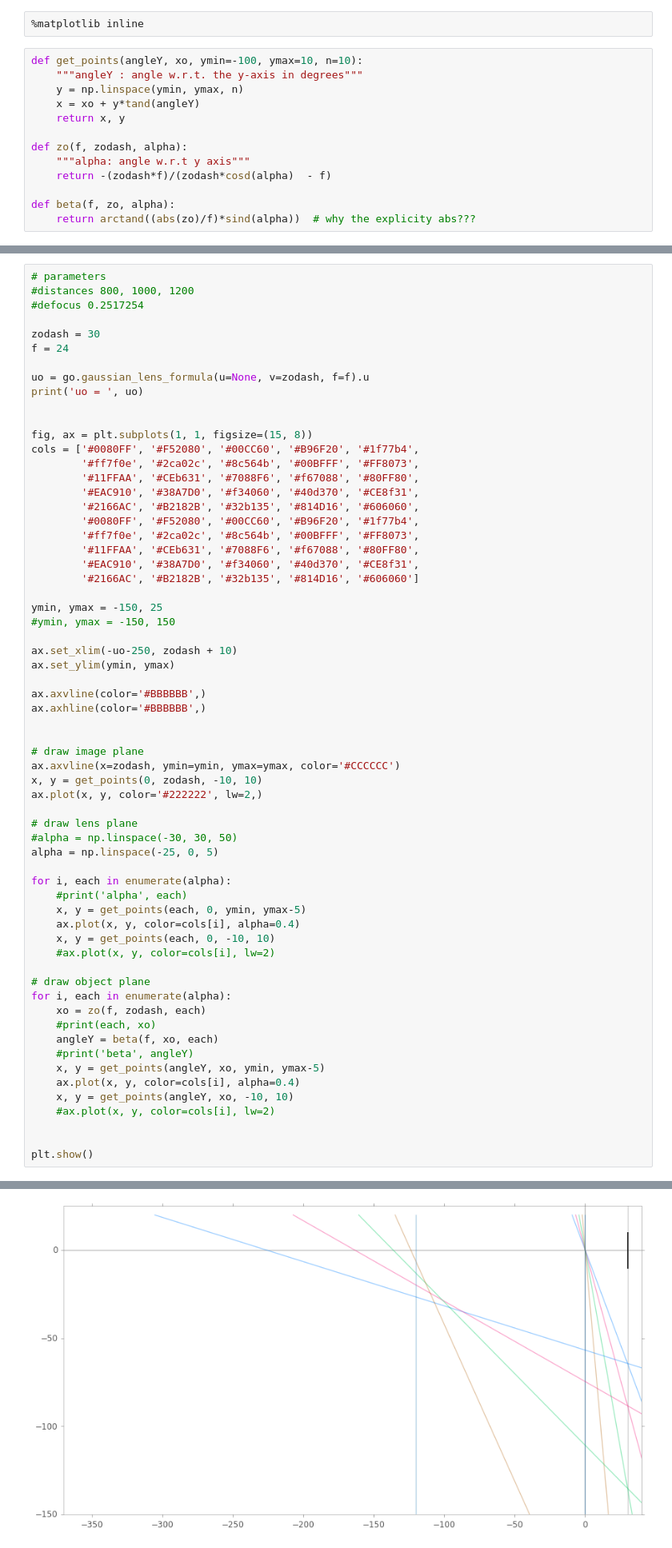
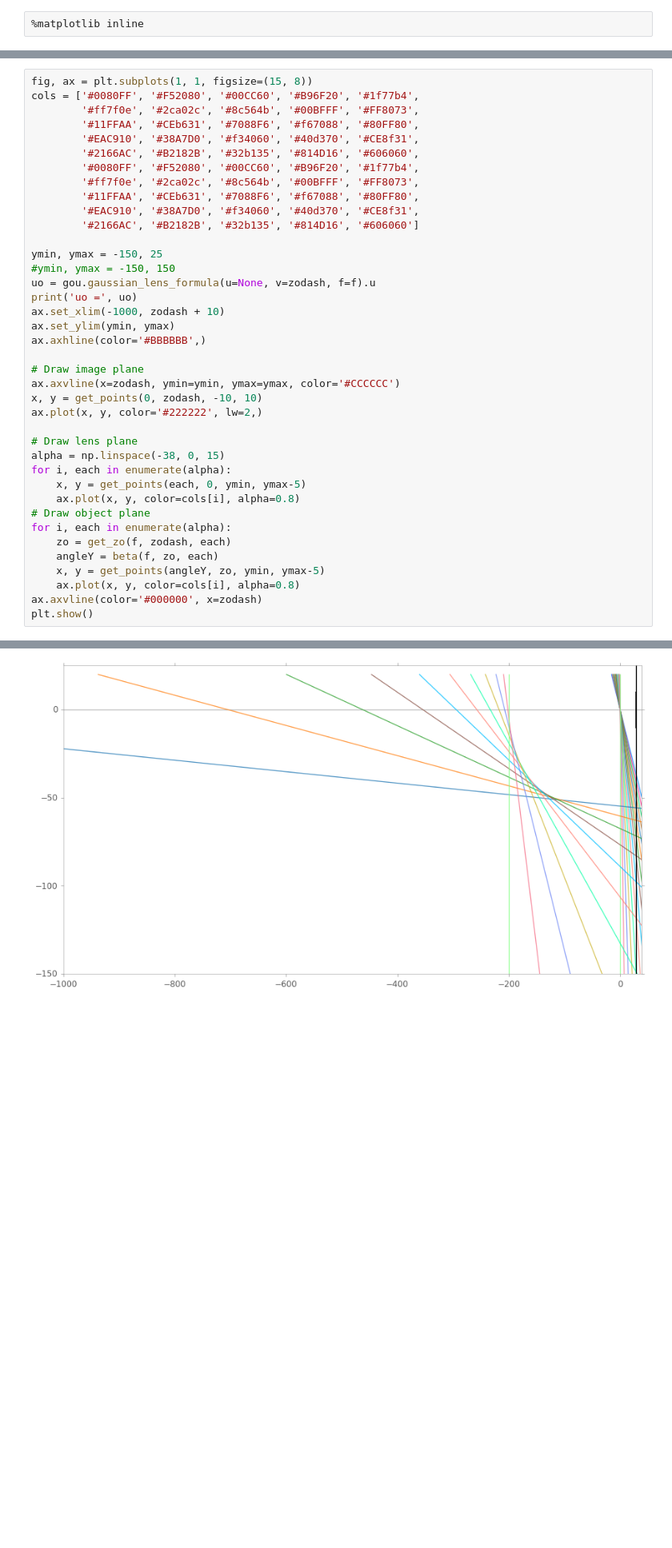
Before and after one commit to indranilsinharoy/phd-artifacts, a Jupyter notebook: chapters/chapter03_geometricmodel/code/PoSFcompare_rigidcam_scheimpflug.ipynb, the cells around one changed output, grey strips where cells are left out. Shown at 80% size. Drawn from its saved outputs; the diff is of its cells as text; blank space fills up the shorter version.

```diff
--- a/chapters/chapter03_geometricmodel/code/PoSFcompare_rigidcam_scheimpflug.ipynb
+++ b/chapters/chapter03_geometricmodel/code/PoSFcompare_rigidcam_scheimpflug.ipynb
@@ -23,15 +20,2 @@ def is_even(num):
 # %%
 %matplotlib inline
-# %%
-def get_points(angleY, xo, ymin=-100, ymax=10, n=10):
-    """angleY : angle w.r.t. the y-axis in degrees"""
-    y = np.linspace(ymin, ymax, n)
-    x = xo + y*tand(angleY)
-    return x, y
-
-def zo(f, zodash, alpha):
-    """alpha: angle w.r.t y axis"""
-    return -(zodash*f)/(zodash*cosd(alpha)  - f)
-
-def beta(f, zo, alpha):
-    return arctand((abs(zo)/f)*sind(alpha))  # why the explicity abs???
@@ -42,15 +105,4 @@ glfParams(u=1000, v=24.59016393442623, f=24)
 # %%
-# parameters
-#distances 800, 1000, 1200
-#defocus 0.2517254
-
-zodash = 30
-f = 24
-
-uo = go.gaussian_lens_formula(u=None, v=zodash, f=f).u
-print('uo = ', uo)
-
-
 fig, ax = plt.subplots(1, 1, figsize=(15, 8))
 cols = ['#0080FF', '#F52080', '#00CC60', '#B96F20', '#1f77b4',
         '#ff7f0e', '#2ca02c', '#8c564b', '#00BFFF', '#FF8073',
@@ -65,41 +117,28 @@ cols = ['#0080FF', '#F52080', '#00CC60', '#B96F20', '#1f77b4',
 
 ymin, ymax = -150, 25
 #ymin, ymax = -150, 150
-
-ax.set_xlim(-uo-250, zodash + 10)
+uo = gou.gaussian_lens_formula(u=None, v=zodash, f=f).u
+print('uo =', uo)
+ax.set_xlim(-1000, zodash + 10)
 ax.set_ylim(ymin, ymax)
-
-ax.axvline(color='#BBBBBB',)
 ax.axhline(color='#BBBBBB',)
 
-
-# draw image plane
+# Draw image plane
 ax.axvline(x=zodash, ymin=ymin, ymax=ymax, color='#CCCCCC')
 x, y = get_points(0, zodash, -10, 10)
 ax.plot(x, y, color='#222222', lw=2,)
 
-# draw lens plane
-#alpha = np.linspace(-30, 30, 50)
-alpha = np.linspace(-25, 0, 5)
-
+# Draw lens plane
+alpha = np.linspace(-38, 0, 15)
 for i, each in enumerate(alpha):
-    #print('alpha', each)
     x, y = get_points(each, 0, ymin, ymax-5)
-    ax.plot(x, y, color=cols[i], alpha=0.4)
-    x, y = get_points(each, 0, -10, 10)
-    #ax.plot(x, y, color=cols[i], lw=2)
-
-# draw object plane
+    ax.plot(x, y, color=cols[i], alpha=0.8)
+# Draw object plane
 for i, each in enumerate(alpha):
-    xo = zo(f, zodash, each)
-    #print(each, xo)
-    angleY = beta(f, xo, each)
-    #print('beta', angleY)
-    x, y = get_points(angleY, xo, ymin, ymax-5)
-    ax.plot(x, y, color=cols[i], alpha=0.4)
-    x, y = get_points(angleY, xo, -10, 10)
-    #ax.plot(x, y, color=cols[i], lw=2)
-
-
+    zo = get_zo(f, zodash, each)
+    angleY = beta(f, zo, each)
+    x, y = get_points(angleY, zo, ymin, ymax-5)
+    ax.plot(x, y, color=cols[i], alpha=0.8)
+ax.axvline(color='#000000', x=zodash)
 plt.show()
 # %% [output]
@@ -112 +146 @@ uo =  120.0
-[figure, old version]
+[figure, new version]
```
Also changed, not shown: parts of 14 cells of this notebook, 3 other files.
